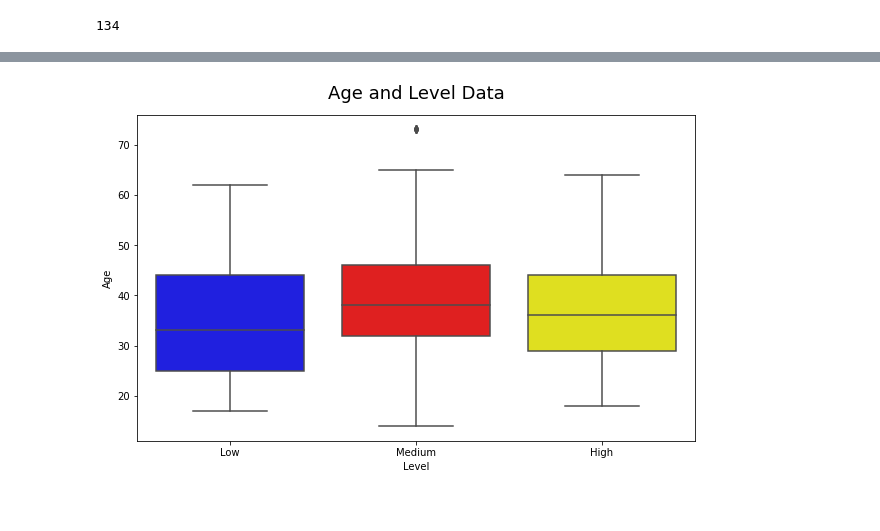
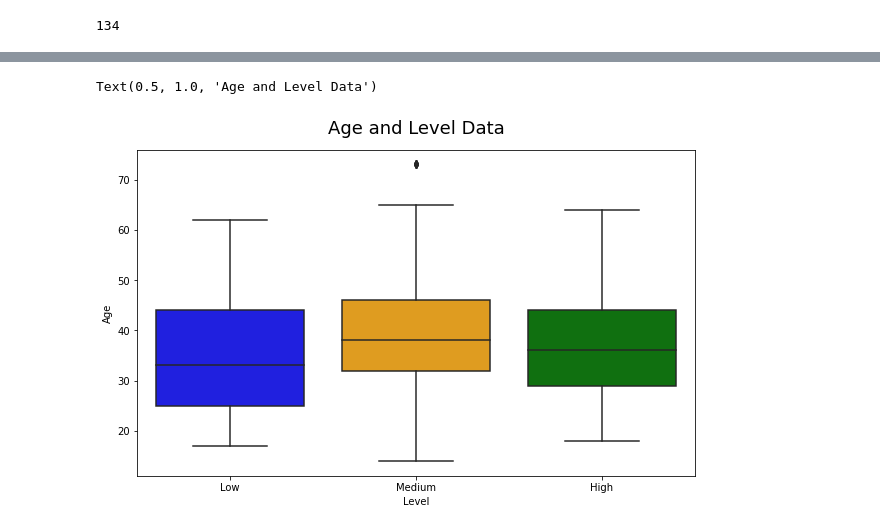
Before and after one commit to amarks5/Predicting-Lung-Cancer-Levels, a Jupyter notebook: Resources/cancer_patient_data_sets_review.ipynb, the cells around one changed output, grey strips where cells are left out. Cells and saved outputs as stored; diff of their text form; code cells hidden in the pictures.

```diff
--- a/Resources/cancer_patient_data_sets_review.ipynb
+++ b/Resources/cancer_patient_data_sets_review.ipynb
@@ -248,9 +290,10 @@ len(cancer_patient_50_and_older)
 # %%
 # Create a box plot for 'level' and 'Age'
 fig, ax = plt.subplots(figsize=(10,6))
-sns.boxplot(data=cancer_patient_data_df, x='Level', y='Age', palette=['blue','red','yellow'])
+sns.boxplot(data=cancer_patient_data_df, x='Level', y='Age', palette=['blue','orange','green'])
 ax.set_title('Age and Level Data', fontdict={'fontsize':18}, pad=16)
 #plt.savefig('Age_and_Level_Data.png', dpi=300, bbox_inches='tight')
 # %% [output]
+Text(0.5, 1.0, 'Age and Level Data')
-[figure, old version]
+[figure, new version]
 # %%
```
Also changed, not shown: parts of 19 cells of this notebook.
